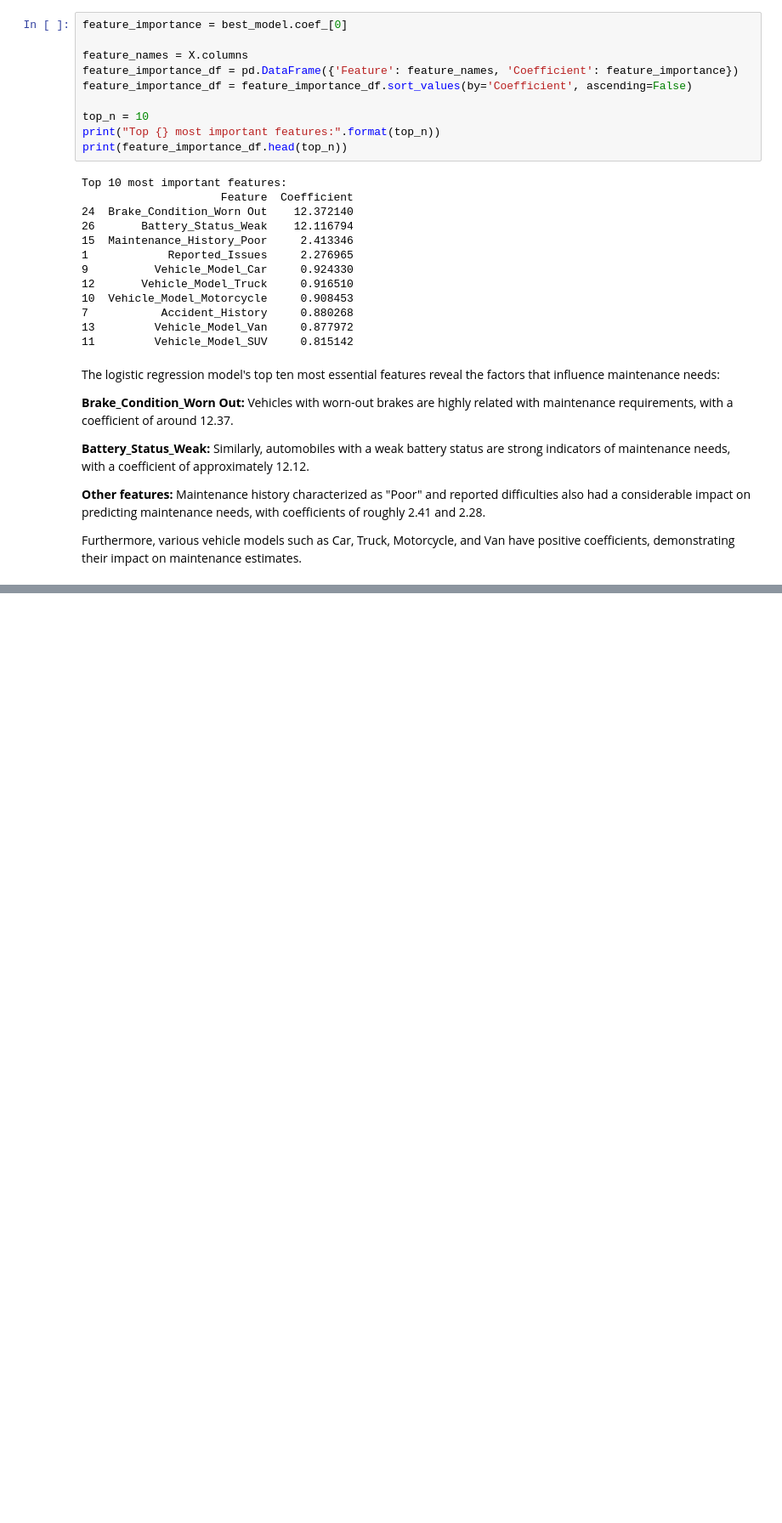
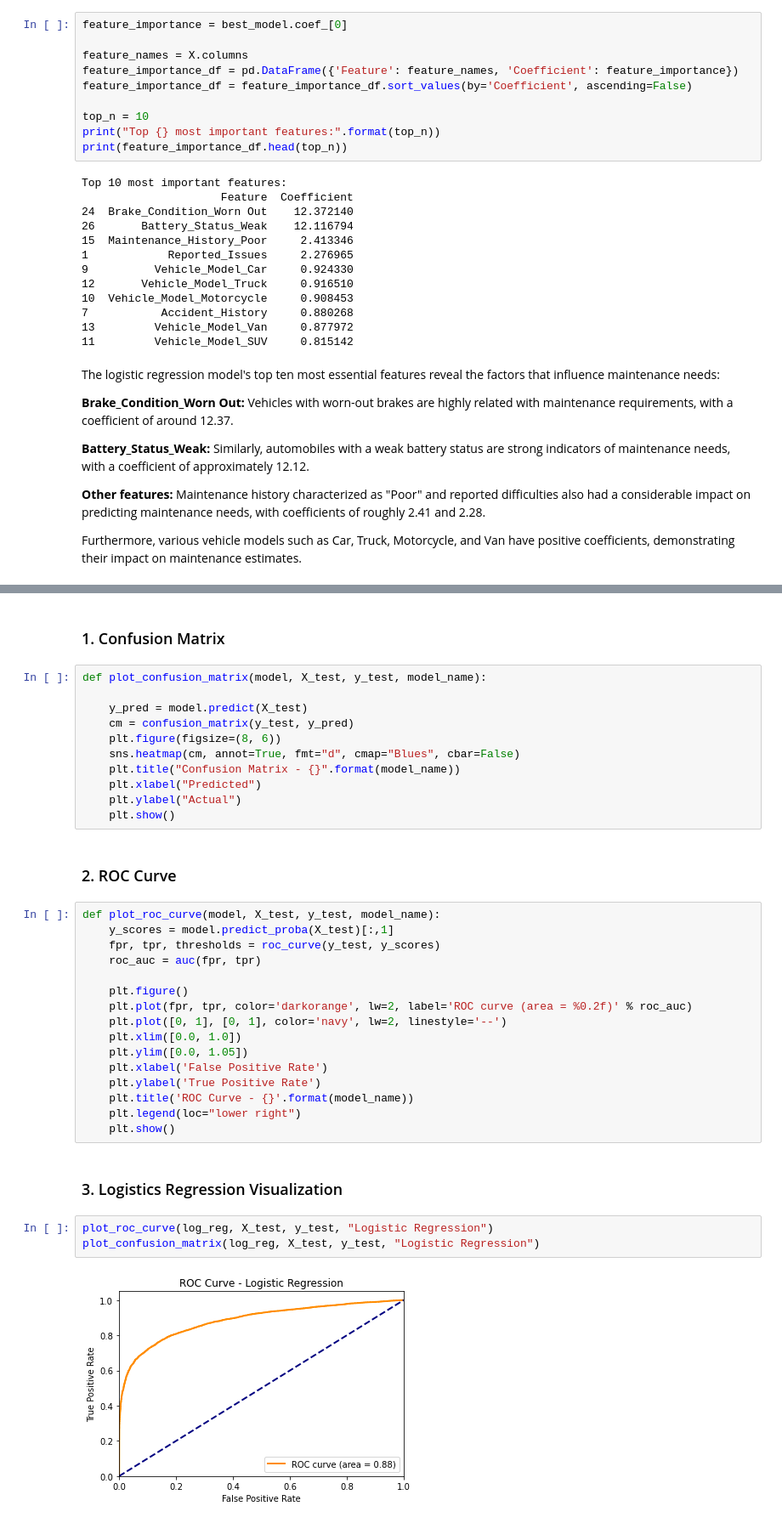
Before and after one commit to whareverrr/phase3_project, a Jupyter notebook: student.ipynb, the cells around one changed output, grey strips where cells are left out. Shown at 85% size. Drawn from its saved outputs; the diff is of its cells as text; blank space fills up the shorter version.

Commit message:
Model visualization

```diff
--- a/student.ipynb
+++ b/student.ipynb
@@ -598,0 +591,38 @@ Furthermore, various vehicle models such as Car, Truck, Motorcycle, and Van have
+# %% [markdown]
+### 1.  Confusion Matrix
+# %%
+def plot_confusion_matrix(model, X_test, y_test, model_name):
+
+    y_pred = model.predict(X_test)
+    cm = confusion_matrix(y_test, y_pred)
+    plt.figure(figsize=(8, 6))
+    sns.heatmap(cm, annot=True, fmt="d", cmap="Blues", cbar=False)
+    plt.title("Confusion Matrix - {}".format(model_name))
+    plt.xlabel("Predicted")
+    plt.ylabel("Actual")
+    plt.show()
+# %% [markdown]
+### 2. ROC Curve
+# %%
+def plot_roc_curve(model, X_test, y_test, model_name):
+    y_scores = model.predict_proba(X_test)[:,1]
+    fpr, tpr, thresholds = roc_curve(y_test, y_scores)
+    roc_auc = auc(fpr, tpr)
+
+    plt.figure()
+    plt.plot(fpr, tpr, color='darkorange', lw=2, label='ROC curve (area = %0.2f)' % roc_auc)
+    plt.plot([0, 1], [0, 1], color='navy', lw=2, linestyle='--')
+    plt.xlim([0.0, 1.0])
+    plt.ylim([0.0, 1.05])
+    plt.xlabel('False Positive Rate')
+    plt.ylabel('True Positive Rate')
+    plt.title('ROC Curve - {}'.format(model_name))
+    plt.legend(loc="lower right")
+    plt.show()
+# %% [markdown]
+### 3. Logistics Regression Visualization
+# %%
+plot_roc_curve(log_reg, X_test, y_test, "Logistic Regression")
+plot_confusion_matrix(log_reg, X_test, y_test, "Logistic Regression")
+# %% [output]
+[figure, added]
```
Also changed, not shown: parts of 22 cells of this notebook.
